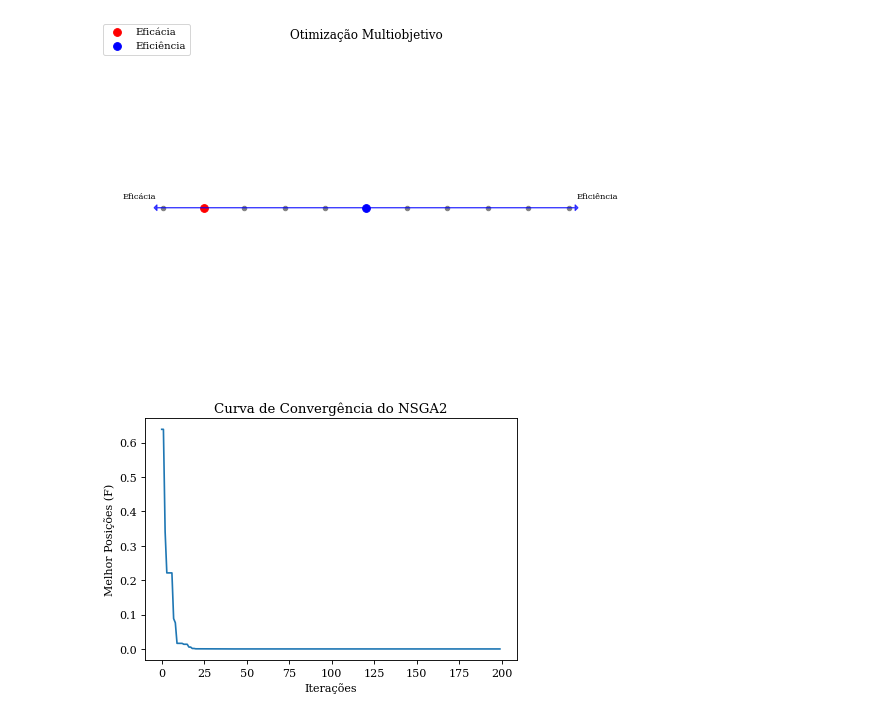
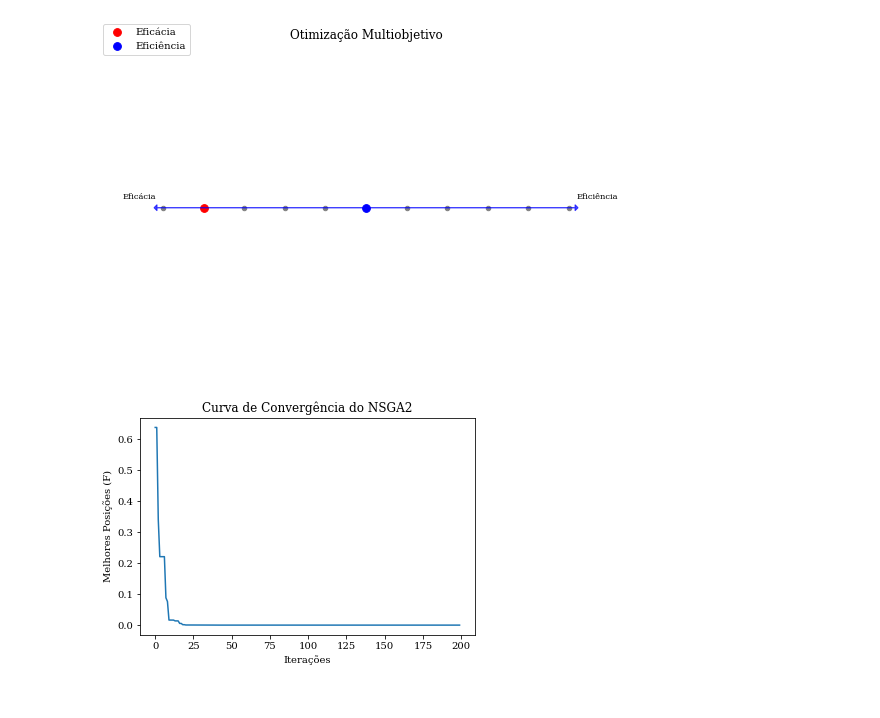
Before and after one commit to alvarofpinheiro/pifwia_nsga2, a Jupyter notebook: PIFWIA_NSGA2.ipynb, the cells around one changed output. Saved outputs shown, nothing was run; the diff lists cells and outputs as text; code cells hidden in the pictures.

```diff
--- a/PIFWIA_NSGA2.ipynb
+++ b/PIFWIA_NSGA2.ipynb
@@ -29,7 +29,7 @@ from tqdm import tqdm
 # %%
 #define os hiperparâmetros
 OBJETIVOS = ["Eficiência","Eficácia"] #quantidade de objetivos distintos a serem resolvidos
-DIMENSOES = 3 #determina a quantidade de dimensões do problema
+DIMENSOES = 2 #determina a quantidade de dimensões do problema
 ITERACOES = 200 #quantiddade máxima de ciclos (episódios) especificando quantas explorações podem ser realizadas
 POPULACAO = 10 #tamanho da população correspondente ao indivíduo
 E1 = -100 #extremo esquerdo eixo x
@@ -228,15 +224,13 @@ SC.show()
 # %%
 #exibe curva de convergência dos indivíduos
 retorno = [np.min(e.pop.get("F")) for e in resultado.history] #cria conjunto de dados
-plt.figure(figsize=(6,4), dpi=80) #cria figura com tamanho de 8x6 pontos com 80 pontos por polegada
-plt.subplot(1, 1, 1) #cria nova subplotagem a partir de um grid de 1x1
 plt.title("Curva de Convergência do NSGA2")
 plt.xlabel("Iterações")
-plt.ylabel("Melhor Posições (F)")
+plt.ylabel("Melhores Posições (F)")
 plt.plot(np.arange(len(retorno)), retorno) #plota x e y
 plt.show()
 # %% [output]
-[figure, old version]
+[figure, new version]
 # %%
 #exibe os resultados
 print("n_gen=número de iterações (gerações) | n_eval=número de avaliações | igd=desempenho distância geracional invertida | gd=desempenho da distância geracional | hv=hypervolume")
```
Also changed, not shown: parts of 3 cells of this notebook.
